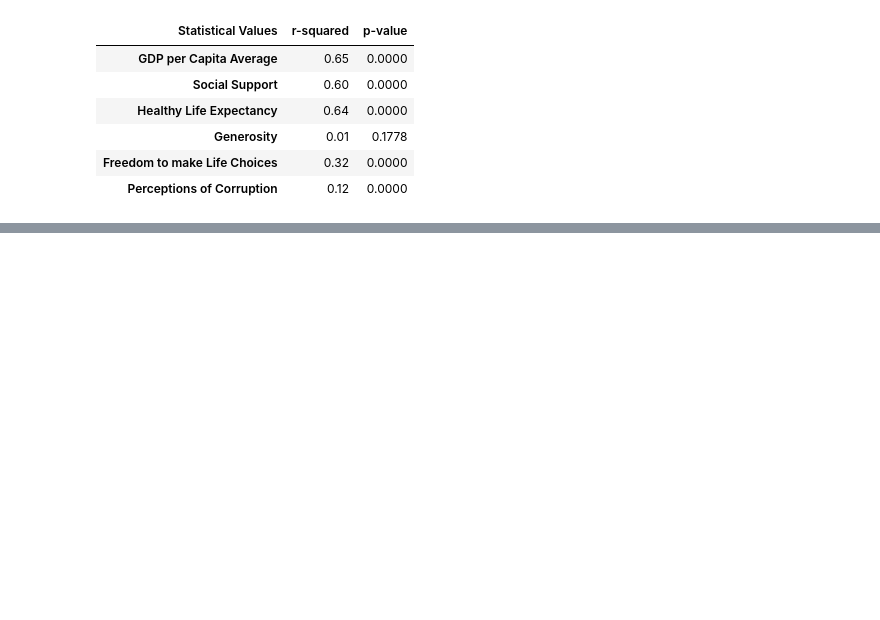
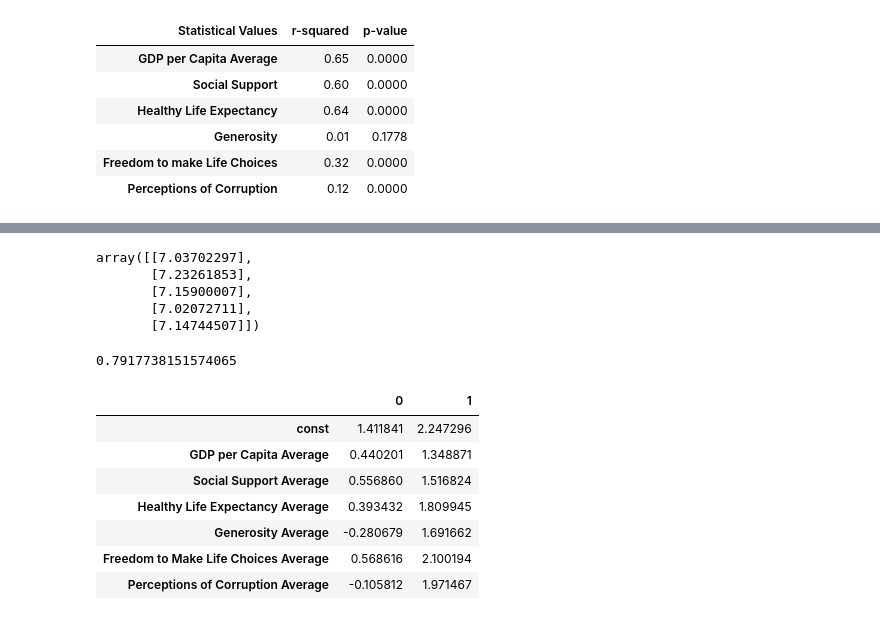
Before and after one commit to nbolt1989/Group_Project_1, a Jupyter notebook: Time for Happiness.ipynb, the cells around one changed output, grey strips where cells are left out. Saved outputs shown, nothing was run; the diff lists cells and outputs as text; code cells hidden in the pictures; blank space fills up the shorter version.

```diff
--- a/Time for Happiness.ipynb
+++ b/Time for Happiness.ipynb
@@ -668,0 +707,21 @@ regression2_df
+# %%
+# get multiple predictions to generate a predictive model
+y_predict = regression_model.predict(x)
+
+#show the first five
+y_predict[:5]
+# %% [output]
+array([[7.03702297],
+       [7.23261853],
+       [7.15900007],
+       [7.02072711],
+       [7.14744507]])
+# %%
+# define our input
+x2 = sm.add_constant(x)
+
+# create an OLS model
+model=sm.OLS(y,x2)
+
+# fit the data
+est = model.fit()
@@ -668,0 +737,18 @@ regression2_df
+# %%
+# generate rsquared to estimate how well the data fits the model
+model_r2 = r2_score(y,y_predict)
+model_r2
+# %% [output]
+0.7917738151574065
+# %%
+# generate confidence intervals
+est.conf_int()
+# %% [output]
+|  | 0 | 1 |
+| const | 1.411841 | 2.247296 |
+| GDP per Capita Average | 0.440201 | 1.348871 |
+| Social Support Average | 0.556860 | 1.516824 |
+| Healthy Life Expectancy Average | 0.393432 | 1.809945 |
+| Generosity Average | -0.280679 | 1.691662 |
+| Freedom to Make Life Choices Average | 0.568616 | 2.100194 |
+| Perceptions of Corruption Average | -0.105812 | 1.971467 |
```
Also changed, not shown: parts of 37 cells of this notebook, 3 other files.
